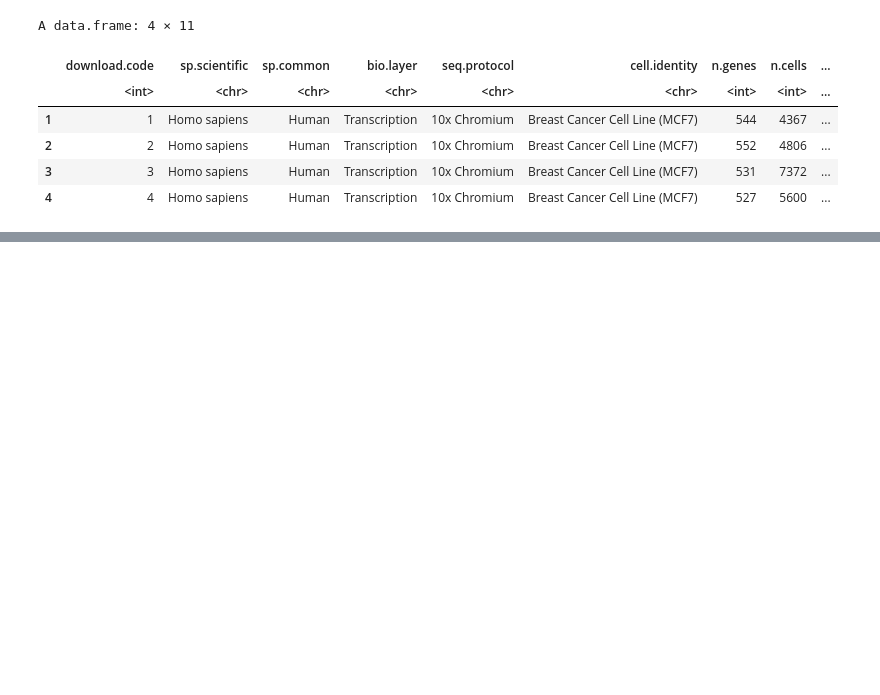
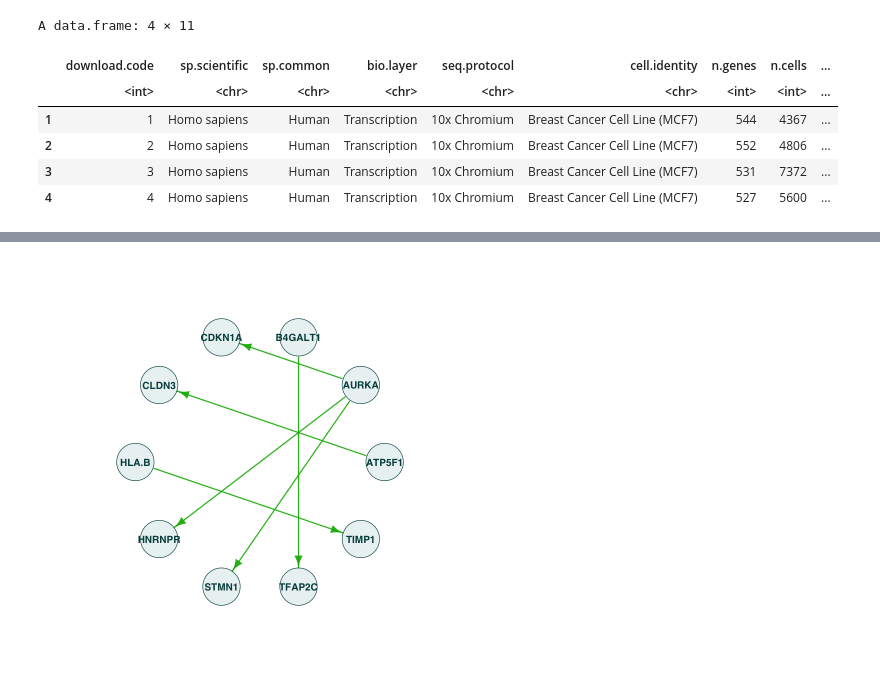
Before and after one commit to rlebron-bioinfo/gnlearn, a Jupyter notebook: docs/quickstart.ipynb, the cells around one changed output, grey strips where cells are left out. Cells and saved outputs as stored; diff of their text form; code cells hidden in the pictures; blank space fills up the shorter version.

```diff
--- a/docs/quickstart.ipynb
+++ b/docs/quickstart.ipynb
@@ -51,5 +34,9 @@ dim(bc.4)
-# %%
-graph.bc1 <- boot.nodag(bc.1, R=200, threshold=0.9, cluster=4)
-graph.bc2 <- boot.nodag(bc.2, R=200, threshold=0.9, cluster=4)
-graph.bc3 <- boot.nodag(bc.3, R=200, threshold=0.9, cluster=4)
-graph.bc4 <- boot.nodag(bc.4, R=200, threshold=0.9, cluster=4)
+# %%
+# Download the first one (download.code == 1)
+bc.df <- download.dataset(1)
+# %%
+# Select the 50 most variable genes and the 500 most variable cells
+bc.filtered <- filter.dataset(bc.df, max.genes=50, max.cells=500, genes.criteria='variance', cells.criteria='variance', min.non.zeros=10, cor=FALSE)
+# %%
+# Use Hill-Climbing to discover causal relationships between genes
+bc.hc <- boot.hc(bc.filtered, R=200, threshold=0.9, to='igraph')
@@ -55,0 +61,5 @@ graph.bc4 <- boot.nodag(bc.4, R=200, threshold=0.9, cluster=4)
+# %%
+# Plot average graph
+graph.plot(bc.hc$average)
+# %% [output]
+[figure, added]
```
Also changed, not shown: parts of 11 cells of this notebook, 1 other file.
